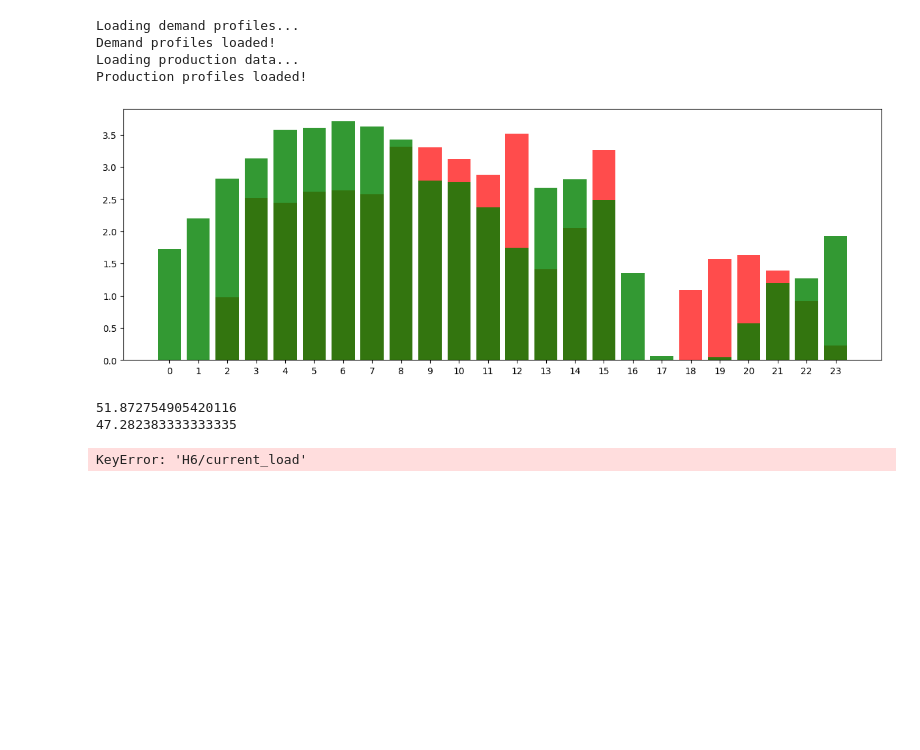
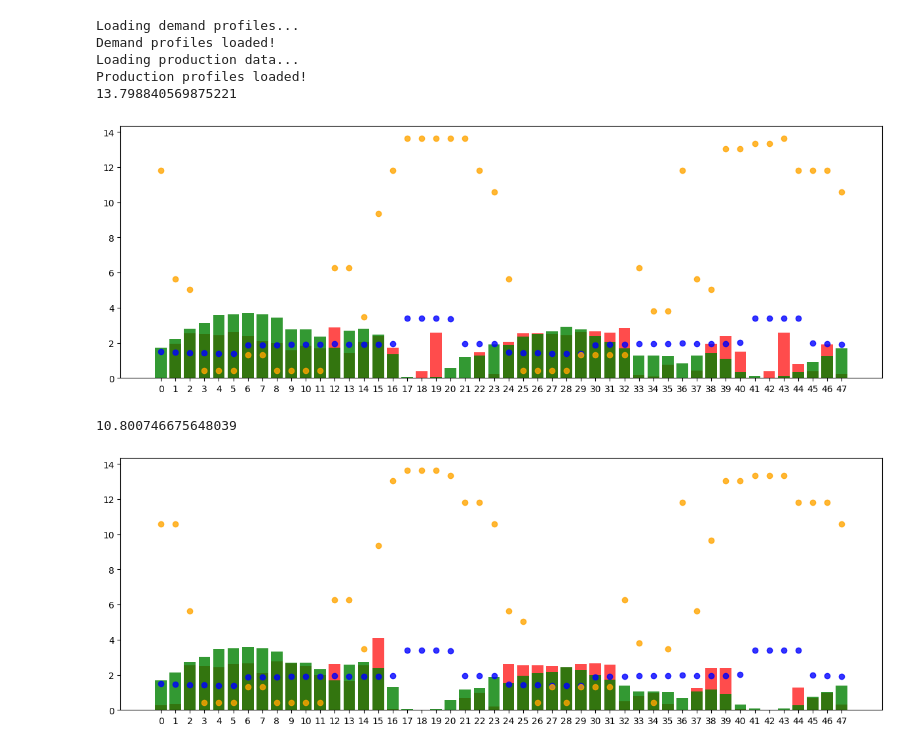
Before and after one commit to antonhlenander/CommunityFlex, a Jupyter notebook: plotting_twolevel.ipynb, the cells around one changed output. Cells and saved outputs as stored; diff of their text form; code cells hidden in the pictures; blank space fills up the shorter version.

Commit message:
Tested that cap limits work

```diff
--- a/plotting_twolevel.ipynb
+++ b/plotting_twolevel.ipynb
@@ -4,8 +4,9 @@ import cloudpickle
 import numpy as np
 from datamanager import DataManager
 
-path = "output/new_multi_3/results.pkl"
-outputfolder = "output/new_multi_3/"
+folder = "output/new_multi_eta0.2/"
+path = folder + "results.pkl"
+outputfolder = folder
 start = 0
 end = 48
 dm = DataManager(prod_path='data/eval/pv.csv', demand_path='data/eval/demandprofiles.csv', cap_path='data/eval/caps.csv')
@@ -16,6 +17,7 @@ with open(path, "rb") as file:
     results = cloudpickle.load(file)
 
 results = list(results)
+rollout_no = 0
 
 for rollout in results:
 
@@ -28,6 +30,8 @@ for rollout in results:
     prices = []
     total_load = []
     total_export = []
+    grid_price = []
+    grid_price += list(rollout.metrics["cm/current_grid_price"])
     total_export += list(rollout.metrics["cm/total_export"])
     total_load += list(rollout.metrics["env/total_load"])
     agent_actions += list(rollout.actions_for_agent(aid))
@@ -39,66 +43,68 @@ for rollout in results:
 
     agent_actions = [action for action in agent_actions if action is not None]
 
-    start = 0
-    end = start + 48*1
+    start = 48*0
+    end = start + 48*2
 
-    total_import = total_import[1:] + [0]
-    total_export = total_export[1:] + [0]
-    total_load = total_load[1:] + [0]
-    total_export = total_export[start:end:2]
-    total_load = total_load[start:end:2]
-    agent_actions = agent_actions[start:end:2]
-    capacity_balance = capacity_balance[start:end:2]
+
+    total_import = total_import[1:]
+    # total_export = total_export
+    total_load = total_load
+    total_export = total_export[start:end]
+    total_load = total_load[start:end]
+    agent_actions = agent_actions[start:end]
+    capacity_balance = capacity_balance[start:end]
     cap_limits = cap_limits[start:end:2]
     total_import = total_import[start:end:2]
+    grid_price = grid_price[start:end:2]
     prices = prices[start:end:2]
-    #grid_prices
-
-    #import_export = np.array(total_import) - np.array(total_export)
-
-
-    # agent_actions = agent_actions[start:end]
-    # capacity_balance = capacity_balance[start:end]
-    # cap_limits = cap_limits[start:end]
     # total_import = total_import[start:end]
     # prices = prices[start:end]
+    penalized_total = []
+    penalized_total = np.array(total_import) - np.array(cap_limits)
+    penalized_total = np.maximum(penalized_total, 0)
+    penalized_total = np.sum(penalized_total)
+    print(penalized_total)
 
     plt.figure(figsize=(15, 5))
     plt.bar(range(len(total_import)), total_import, color="red", alpha=0.7)
 
     plt.bar(range(len(cap_limits)), cap_limits, color="green", alpha=0.8, label="Capacity limit")
+    plt.scatter(range(len(grid_price)), grid_price, label="Grid Price", color="blue", alpha=0.8)
     #plt.bar(range(len(total_load)), total_load, color="blue", alpha=0.7)
-    #plt.scatter(range(len(prices)), prices, label="Price", color="orange", alpha=0.8)
+    plt.scatter(range(len(prices)), prices, label="Price", color="orange", alpha=0.8)
     # plt.savefig(f"{outputfolder}import_limits.png")
     # plt.close()
-    plt.xticks(np.arange(0, 24, 1))
+    plt.xticks(np.arange(0, 48, 1))
+    plt.savefig(f"{outputfolder}import_limits_rollout{rollout_no}.png")
     plt.show()
 
-    print(np.sum(cap_limits))
-    print(np.sum(total_load))
+    rollout_no += 1
 
     #Plot distribution of agent action per step for all rollouts
     # plt.hist(agent_actions, bins=30, edgecolor='black')
     # prices = np.linspace(0.1, max_price, num=30)
     # print(prices)
 
     # plt.title("Distribution of action values")
     # plt.xlabel("Agent action")
     # plt.ylabel("Frequency")
     # plt.savefig(f"action_dist_{aid}.png")
     # plt.close()
 # %% [output]
 Loading demand profiles...
 Demand profiles loaded!
 Loading production data...
 Production profiles loaded!
+13.798840569875221
-[figure, old version]
+[figure, new version]
-51.872754905420116
-47.282383333333335
+10.800746675648039
+[figure, added]
 # %%
 results = list(results)
+rollout_no = 0
 for rollout in results:
-    for i in range(1,10):
+    for i in range(1,6):
         aid = f"H{i}"
         agent_actions = []
         agent_demand = []
@@ -138,6 +144,7 @@ for rollout in results:
         ax1.bar(range(len(agent_supply)), agent_supply, label="Supply", color='tab:red', alpha=0.6)
         ax1.axhline(y=5, color='black', linestyle='-', linewidth=1)
         ax1.axhline(y=15, color='black', linestyle='-', linewidth=1)
+        ax1.axhline(y=0, color='black', linestyle='dashed', linewidth=0.5)
         #ax1.bar(range(len(agent_prod)), agent_prod, label="Production", color='tab:purple', alpha=0.6)
         ax1.scatter(range(len(prices)), prices, label="Price", color='tab:grey', alpha=0.8)
         ax1.set_xlabel('Time step')
@@ -145,7 +152,6 @@ for rollout in results:
         ax1.legend(loc='upper left')
         plt.xticks(np.arange(0, 24, 1))
         fig.tight_layout()
-        plt.savefig(f"{outputfolder}demand_charge_action_{aid}.png")
+        plt.savefig(f"{outputfolder}demand_charge_action_{aid}_rollout{rollout_no}.png")
         plt.close()
+    rollout_no += 1
-# %% [output]
-KeyError: 'H6/current_load'
```
Also changed, not shown: 8 other files.
